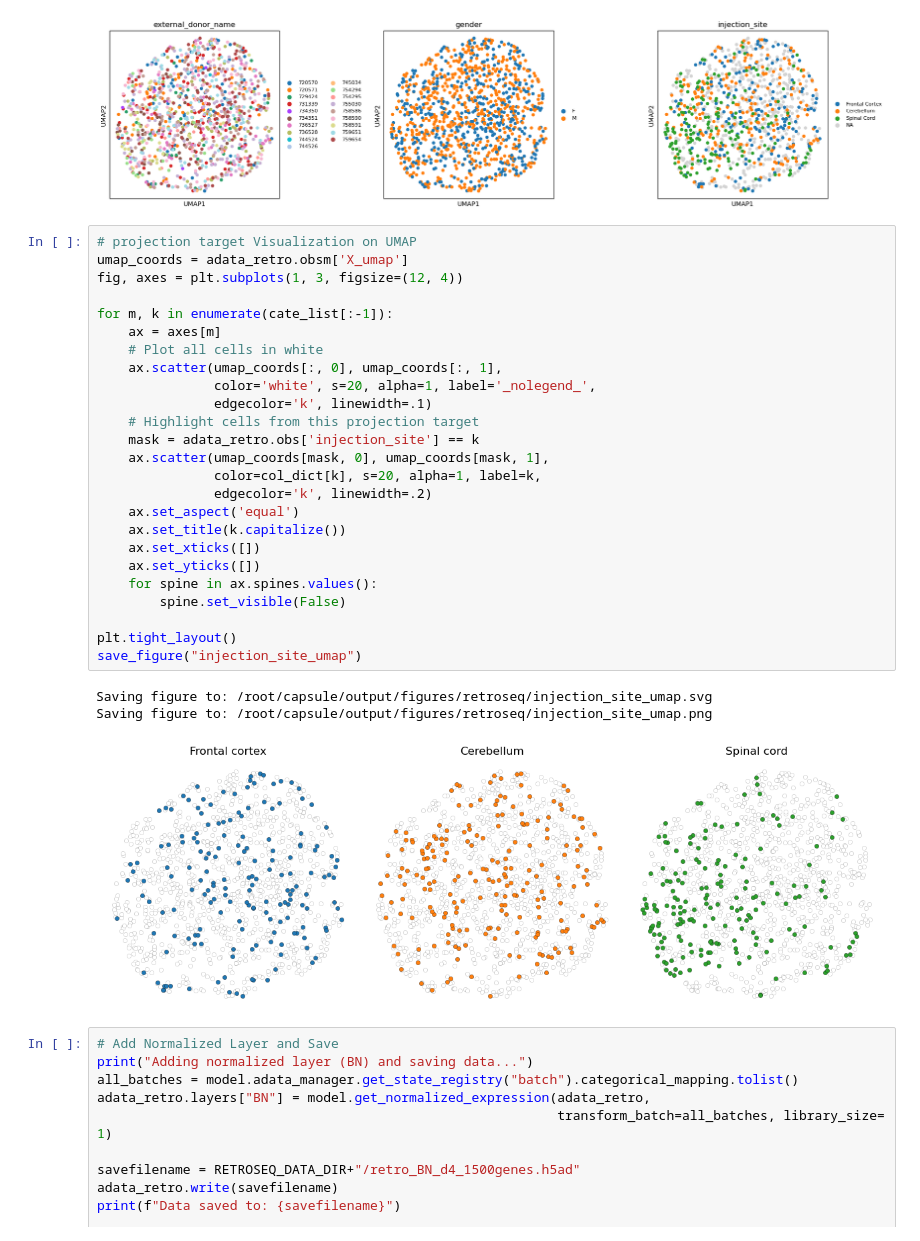
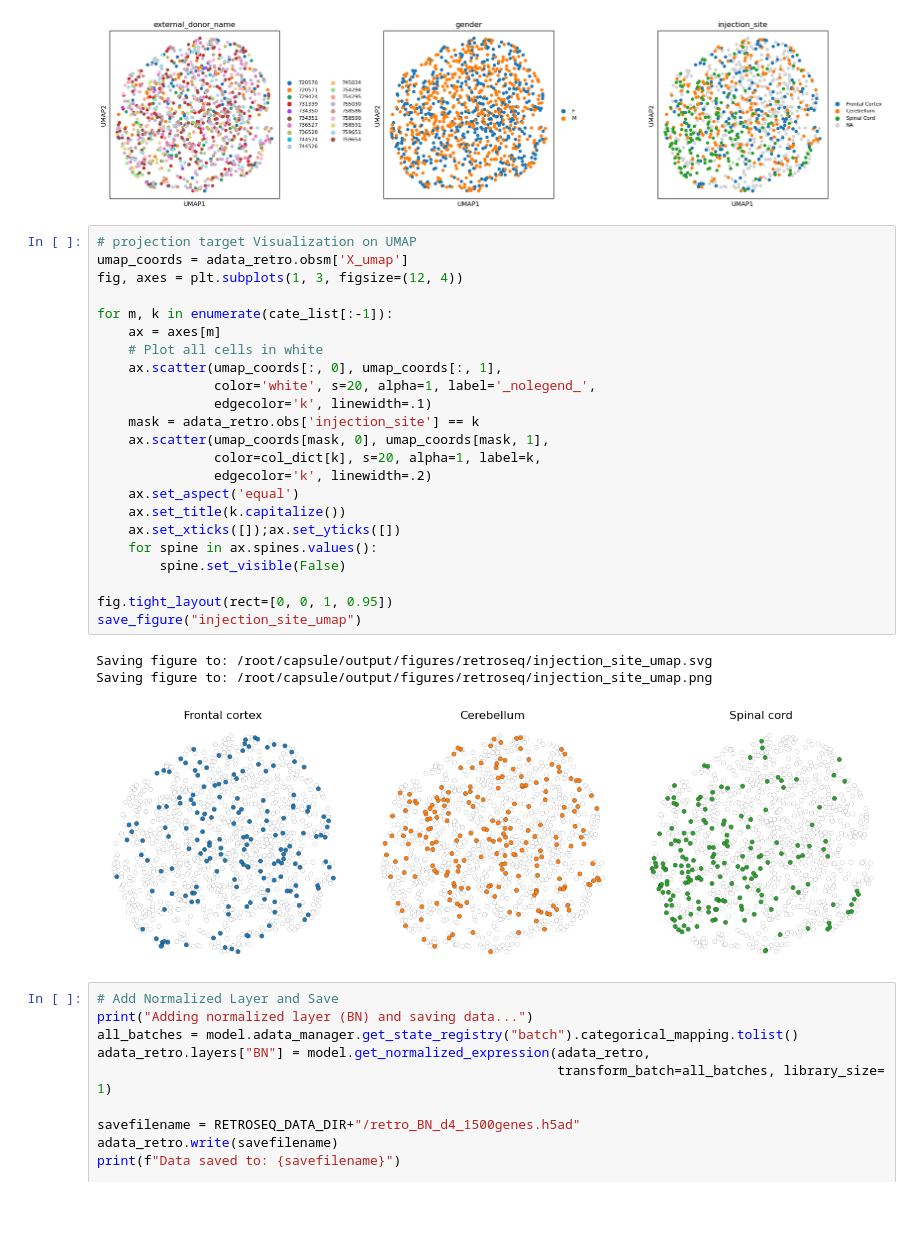
Before and after one commit to ShuonanChen/LCNE_transcriptomics, a Jupyter notebook: notebooks/retroseq/plot_all_retroseq_figs.ipynb, the cells around one changed output. Saved outputs shown, nothing was run; the diff lists cells and outputs as text; blank space fills up the shorter version.

```diff
--- a/notebooks/retroseq/plot_all_retroseq_figs.ipynb
+++ b/notebooks/retroseq/plot_all_retroseq_figs.ipynb
@@ -249,32 +249,30 @@ Saving figure to: /root/capsule/output/figures/retroseq/BN_results.png
 # %%
 # projection target Visualization on UMAP
 umap_coords = adata_retro.obsm['X_umap']
 fig, axes = plt.subplots(1, 3, figsize=(12, 4))
 
 for m, k in enumerate(cate_list[:-1]):
     ax = axes[m]
     # Plot all cells in white
     ax.scatter(umap_coords[:, 0], umap_coords[:, 1],
                color='white', s=20, alpha=1, label='_nolegend_',
                edgecolor='k', linewidth=.1)
-    # Highlight cells from this projection target
     mask = adata_retro.obs['injection_site'] == k
     ax.scatter(umap_coords[mask, 0], umap_coords[mask, 1],
                color=col_dict[k], s=20, alpha=1, label=k,
                edgecolor='k', linewidth=.2)
     ax.set_aspect('equal')
     ax.set_title(k.capitalize())
-    ax.set_xticks([])
-    ax.set_yticks([])
+    ax.set_xticks([]);ax.set_yticks([])
     for spine in ax.spines.values():
         spine.set_visible(False)
 
-plt.tight_layout()
+fig.tight_layout(rect=[0, 0, 1, 0.95])
 save_figure("injection_site_umap")
 # %% [output]
 Saving figure to: /root/capsule/output/figures/retroseq/injection_site_umap.svg
 Saving figure to: /root/capsule/output/figures/retroseq/injection_site_umap.png
-[figure, old version]
+[figure, new version]
 # %%
 # Add Normalized Layer and Save
 print("Adding normalized layer (BN) and saving data...")
```
Also changed, not shown: parts of 2 cells of this notebook.
